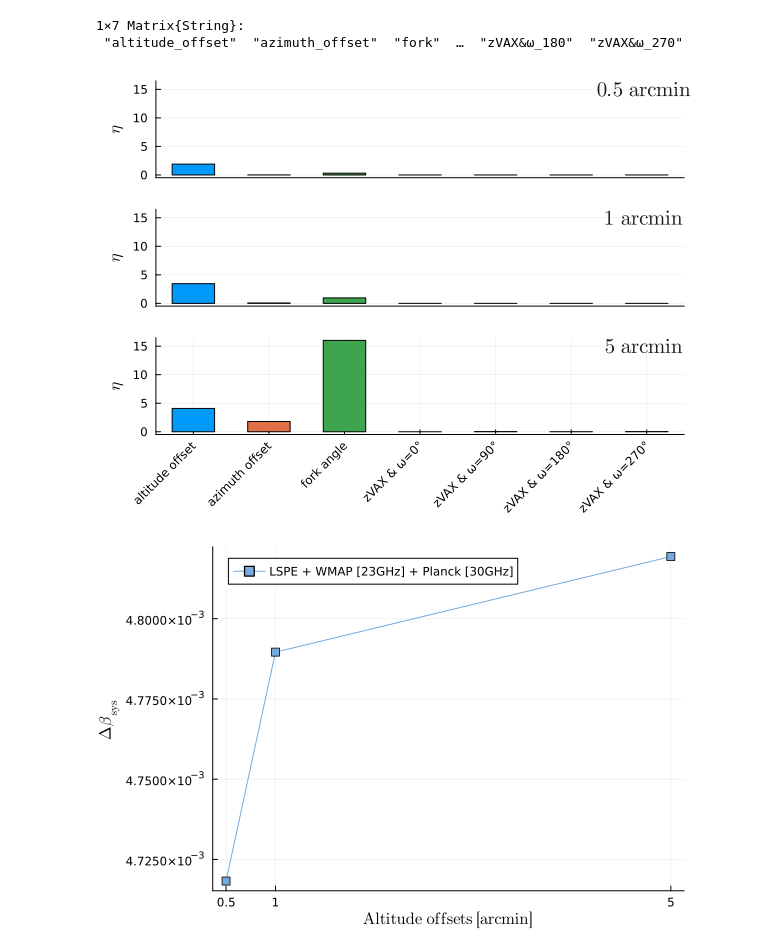
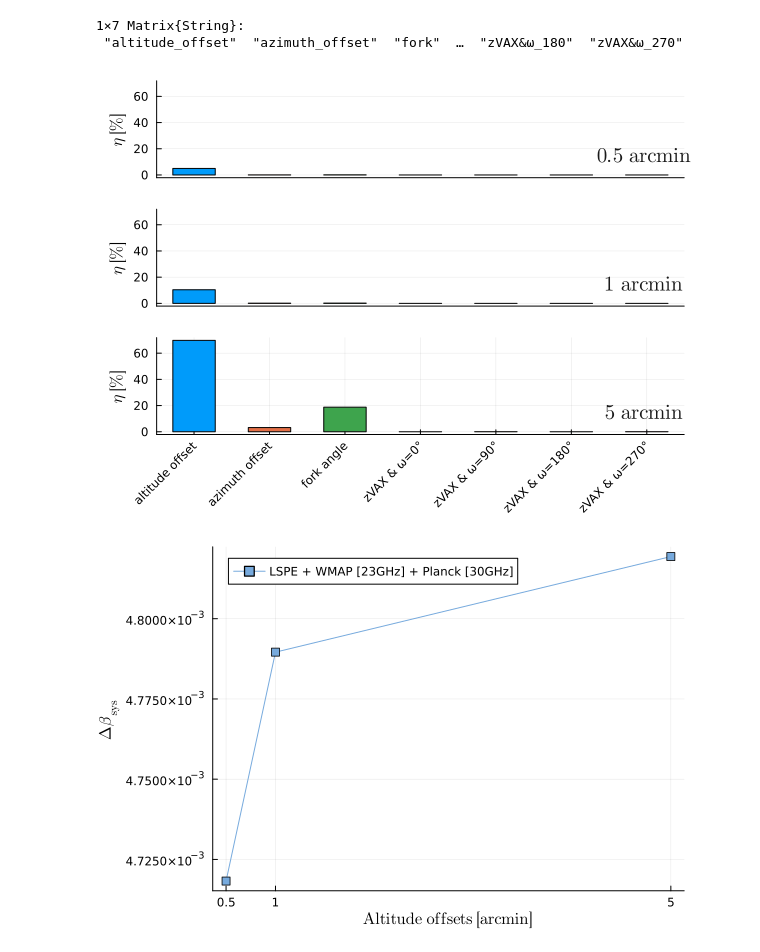
Before and after one commit to teob97/Master-Thesis-Pipeline, a Jupyter notebook: notebooks/fgbuster_plot.ipynb, the cells around one changed output. Cells and saved outputs as stored; diff of their text form; code cells hidden in the pictures.

Commit message:
Little changes in fgbuster plots

```diff
--- a/notebooks/fgbuster_plot.ipynb
+++ b/notebooks/fgbuster_plot.ipynb
@@ -32,7 +32,7 @@ function plot_results(
             b = bar!([tick_labels[indx_label]], 100 .* abs.(([data[instrument][e][i]["x"][parameter_indx]] .- ideal_value) ./ noise_effect), legend = false)
         end
 
-        yaxis!(L"η")
+        yaxis!(L"η \ [\%]")
 
         if indx != 3
             b = plot!(xticks=false)
@@ -75,12 +75,12 @@ end
 # %%
 plots = []
 for i in instrument
-    push!(plots, plot_results(data, error, i, 1))
+    push!(plots, plot_results(data_all, error, i, 1))
 end
 plot(plots..., layout = (1,3), size = (600, 450), link=:all, left_margin = 3Plots.mm, bottom_margin = 3Plots.mm)
-#savefig("../results/fgbuster/beta_sync_lspe.pdf")
+#savefig("../results/fgbuster/beta_sync_all.pdf")
 # %% [output]
-[figure, old version]
+[figure, new version]
 # %%
 l = "altitude_offset"
 i = "lspe_planck_wmap"
```
Also changed, not shown: 2 other files.
